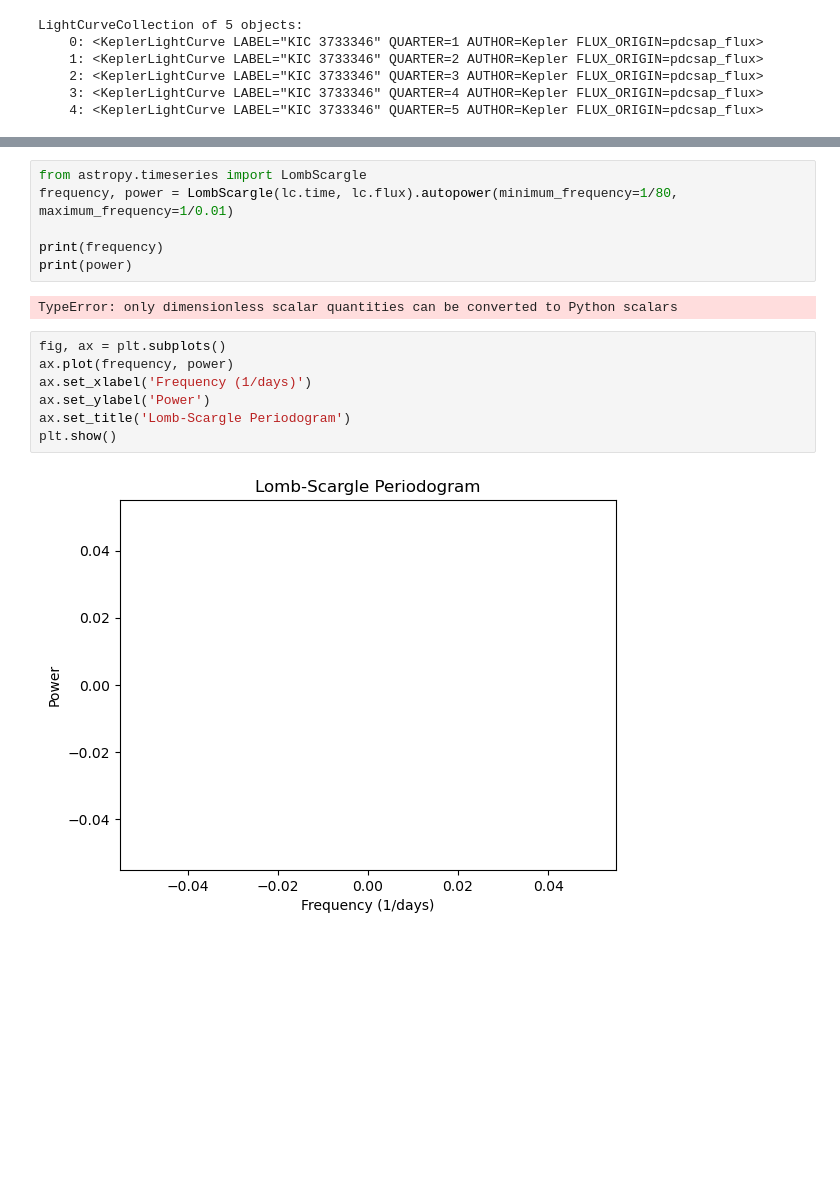
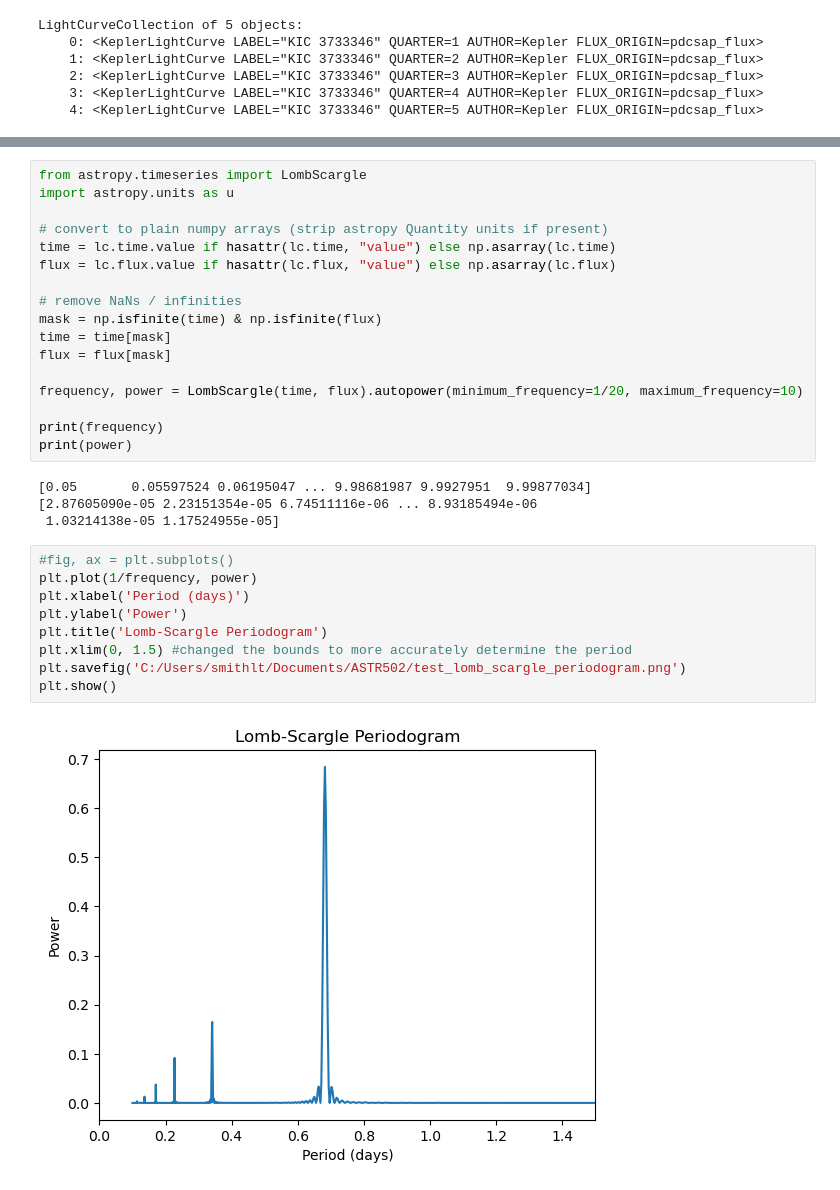
Before and after one commit to tsmith338/ASTR502_Smith, a Jupyter notebook: Kepler_periods.ipynb, the cells around one changed output, grey strips where cells are left out. Cells and saved outputs as stored; diff of their text form; blank space fills up the shorter version.

Commit message:
Fleshed out Lomb Scargle

```diff
--- a/Kepler_periods.ipynb
+++ b/Kepler_periods.ipynb
@@ -98,17 +124,32 @@ lc_collection.plot(ax=ax)
 # %%
 from astropy.timeseries import LombScargle
-frequency, power = LombScargle(lc.time, lc.flux).autopower(minimum_frequency=1/80, maximum_frequency=1/0.01)
+import astropy.units as u
+
+# convert to plain numpy arrays (strip astropy Quantity units if present)
+time = lc.time.value if hasattr(lc.time, "value") else np.asarray(lc.time)
+flux = lc.flux.value if hasattr(lc.flux, "value") else np.asarray(lc.flux)
+
+# remove NaNs / infinities
+mask = np.isfinite(time) & np.isfinite(flux)
+time = time[mask]
+flux = flux[mask]
+
+frequency, power = LombScargle(time, flux).autopower(minimum_frequency=1/20, maximum_frequency=10)
 
 print(frequency)
 print(power)
 # %% [output]
-TypeError: only dimensionless scalar quantities can be converted to Python scalars
+[0.05       0.05597524 0.06195047 ... 9.98681987 9.9927951  9.99877034]
+[2.87605090e-05 2.23151354e-05 6.74511116e-06 ... 8.93185494e-06
+ 1.03214138e-05 1.17524955e-05]
 # %%
-fig, ax = plt.subplots()
-ax.plot(frequency, power)
-ax.set_xlabel('Frequency (1/days)')
-ax.set_ylabel('Power')
-ax.set_title('Lomb-Scargle Periodogram')
+#fig, ax = plt.subplots()
+plt.plot(1/frequency, power)
+plt.xlabel('Period (days)')
+plt.ylabel('Power')
+plt.title('Lomb-Scargle Periodogram')
+plt.xlim(0, 1.5) #changed the bounds to more accurately determine the period
+plt.savefig('C:/Users/smithlt/Documents/ASTR502/test_lomb_scargle_periodogram.png')
 plt.show()
 # %% [output]
-[figure, old version]
+[figure, new version]
```
Also changed, not shown: parts of 9 cells of this notebook.
